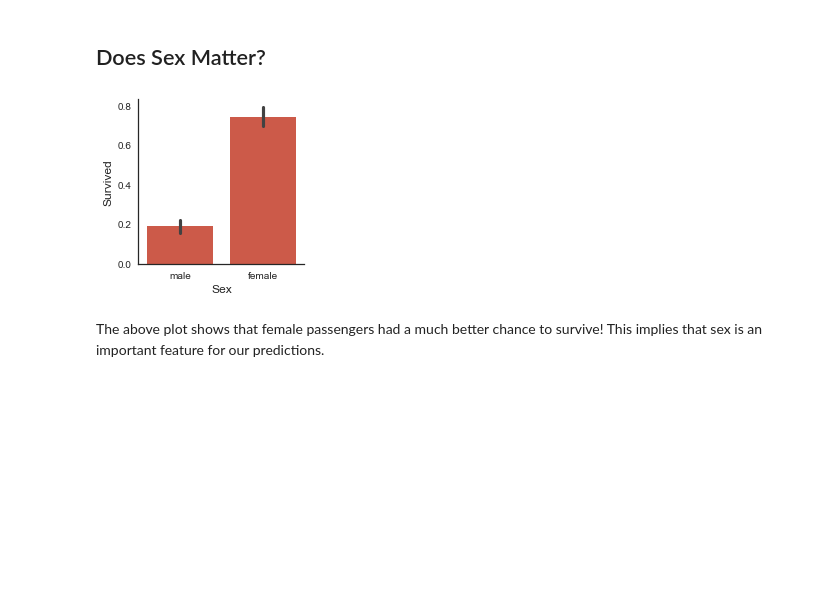
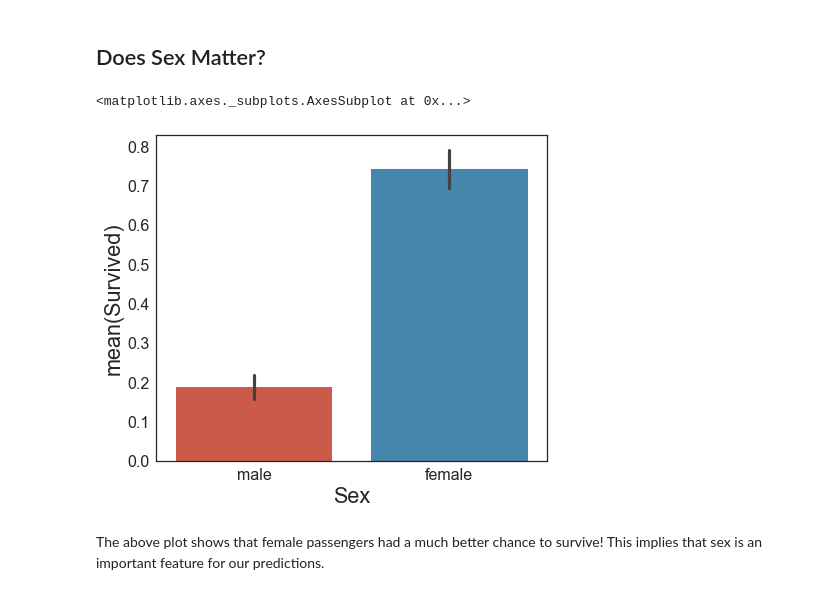
Before and after one commit to maqnius/ml, a Jupyter notebook: Titanic_sh0608.ipynb, the cells around one changed output. Drawn from its saved outputs; the diff is of its cells as text; code cells hidden in the pictures; blank space fills up the shorter version.

```diff
--- a/Titanic_sh0608.ipynb
+++ b/Titanic_sh0608.ipynb
@@ -218,10 +226,12 @@ age_surv.plot(kind='bar')
 - Age does not seperate satisfactory
 # %% [markdown]
 ## Does Sex Matter?
-# %%
-plot_categories( train , cat = 'Sex' , target = 'Survived' )
-# %% [output]
-[figure, removed]
+# %%
+fig, (ax1) = plt.subplots(1, 1, figsize=(7, 6))
+sns.barplot(data=train, x = 'Sex', y = 'Survived', ax = ax1)
+# %% [output]
+<matplotlib.axes._subplots.AxesSubplot at 0x...>
+[figure, added]
 # %% [markdown]
 The above plot shows that female passengers had a much better chance to survive! This implies that sex is an important feature for our predictions.
 # %% [markdown]
```
Also changed, not shown: parts of 30 cells of this notebook.
